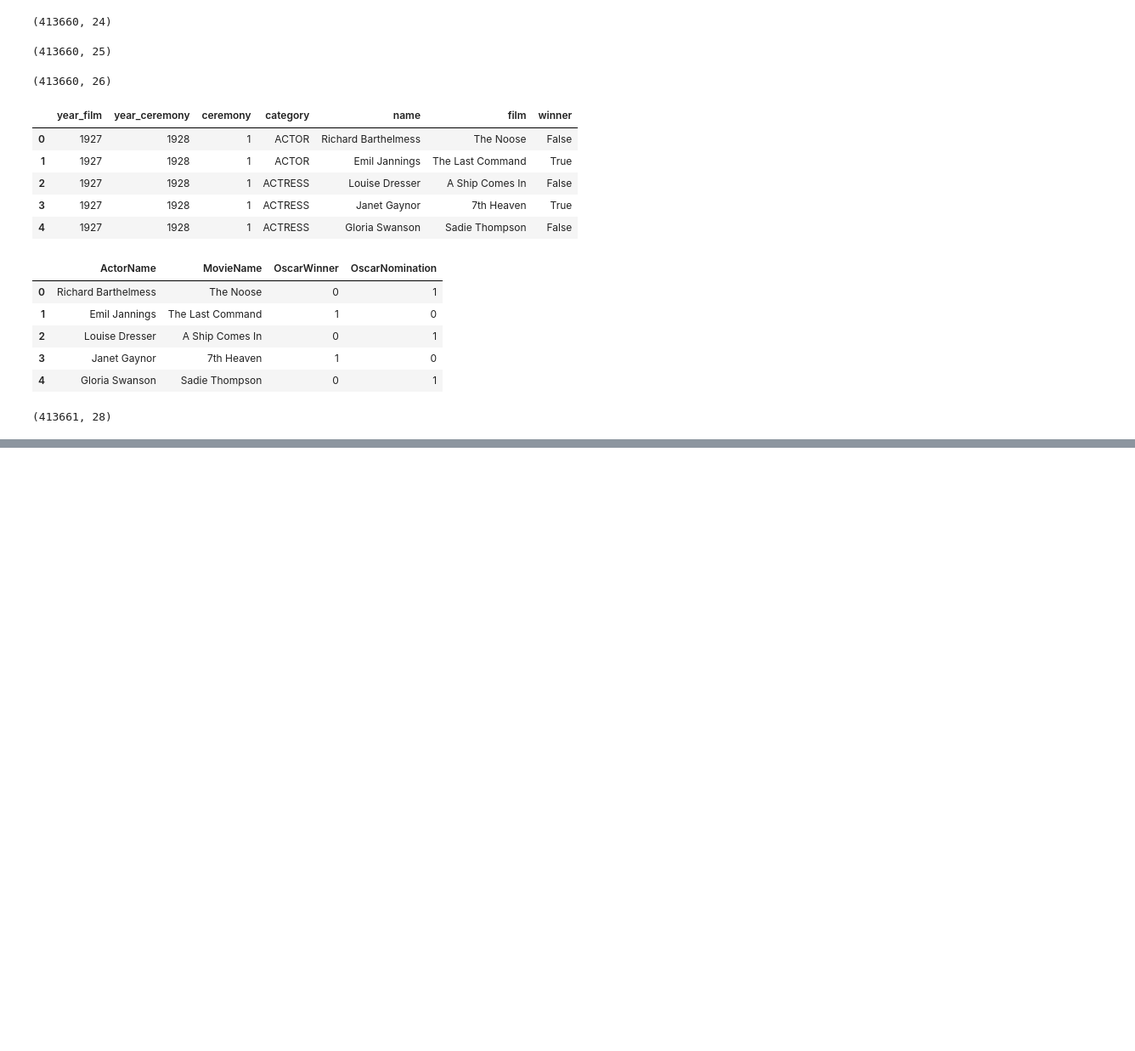
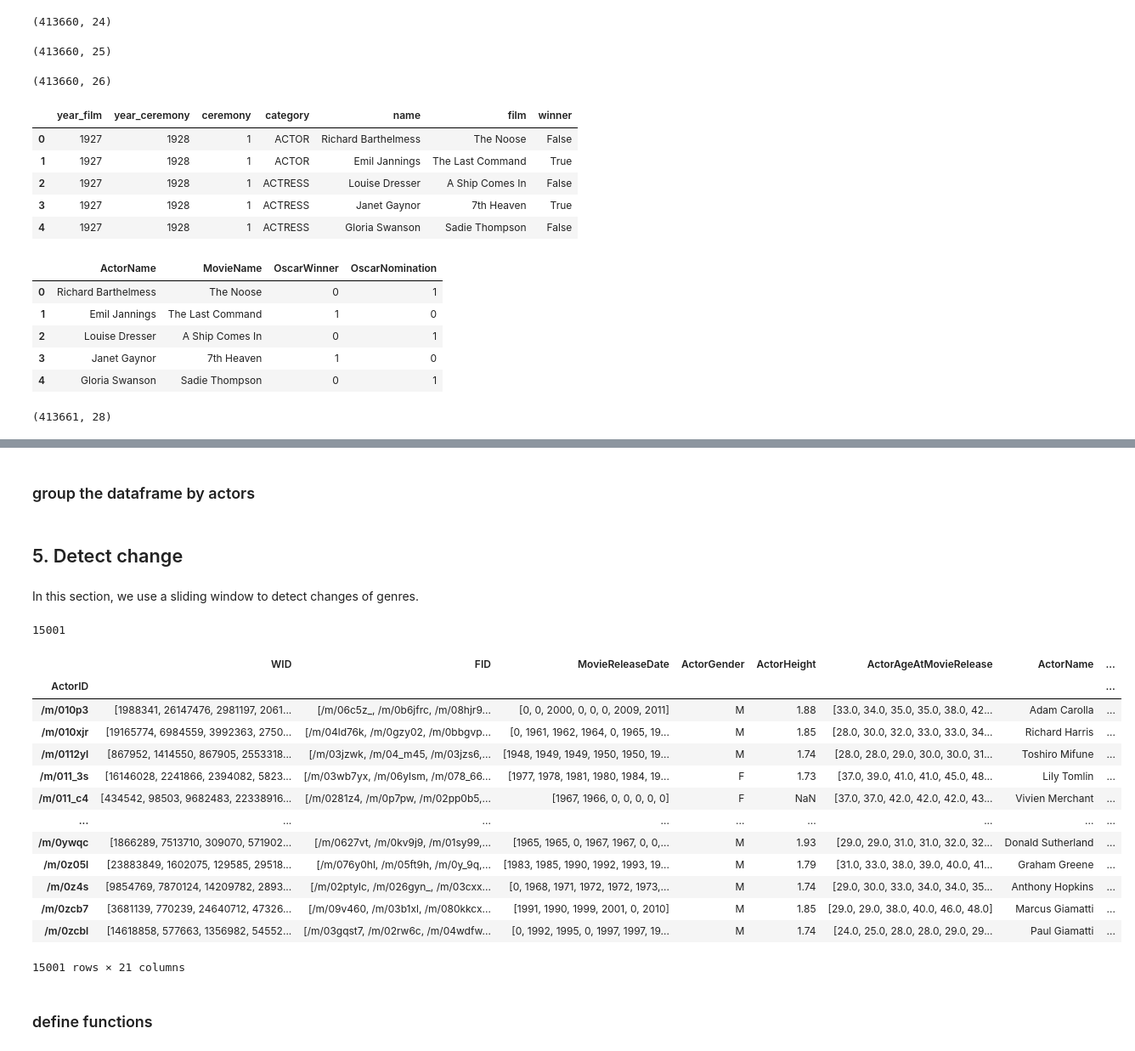
Before and after one commit to epfl-ada/ada-2023-project-datateahouse, a Jupyter notebook: Data Prerocessing.ipynb, the cells around one changed output, grey strips where cells are left out. Shown at 85% size. Drawn from its saved outputs; the diff is of its cells as text; code cells hidden in the pictures; blank space fills up the shorter version.

```diff
--- a/Data Prerocessing.ipynb
+++ b/Data Prerocessing.ipynb
@@ -944,0 +1060,2 @@ merged_awards_Oscar.to_pickle("./characters_movies.pkl")
+# %% [markdown]
+### group the dataframe by actors
@@ -944,0 +1089,29 @@ merged_awards_Oscar.to_pickle("./characters_movies.pkl")
+# %% [markdown]
+## 5. Detect change
+# %% [markdown]
+In this section, we use a sliding window to detect changes of genres.
+# %%
+# restore the grouped dataframe
+df_actor = pd.read_pickle("by_actor_new_1117.pkl")
+df_actor.shape[0]
+# %% [output]
+15001
+# %%
+df_actor
+# %% [output]
+|  | WID | FID | MovieReleaseDate | ActorGender | ActorHeight | ActorAgeAtMovieRelease | ActorName | ... |
+| ActorID |  |  |  |  |  |  |  | ... |
+| /m/010p3 | [1988341, 26147476, 2981197, 2061... | [/m/06c5z_, /m/0b6jfrc, /m/08hjr9... | [0, 0, 2000, 0, 0, 0, 2009, 2011] | M | 1.88 | [33.0, 34.0, 35.0, 35.0, 38.0, 42... | Adam Carolla | ... |
+| /m/010xjr | [19165774, 6984559, 3992363, 2750... | [/m/04ld76k, /m/0gzy02, /m/0bbgvp... | [0, 1961, 1962, 1964, 0, 1965, 19... | M | 1.85 | [28.0, 30.0, 32.0, 33.0, 33.0, 34... | Richard Harris | ... |
+| /m/0112yl | [867952, 1414550, 867905, 2553318... | [/m/03jzwk, /m/04_m45, /m/03jzs6,... | [1948, 1949, 1949, 1950, 1950, 19... | M | 1.74 | [28.0, 28.0, 29.0, 30.0, 30.0, 31... | Toshiro Mifune | ... |
+| /m/011_3s | [16146028, 2241866, 2394082, 5823... | [/m/03wb7yx, /m/06ylsm, /m/078_66... | [1977, 1978, 1981, 1980, 1984, 19... | F | 1.73 | [37.0, 39.0, 41.0, 41.0, 45.0, 48... | Lily Tomlin | ... |
+| /m/011_c4 | [434542, 98503, 9682483, 22338916... | [/m/0281z4, /m/0p7pw, /m/02pp0b5,... | [1967, 1966, 0, 0, 0, 0, 0] | F | NaN | [37.0, 37.0, 42.0, 42.0, 42.0, 43... | Vivien Merchant | ... |
+| ... | ... | ... | ... | ... | ... | ... | ... | ... |
+| /m/0ywqc | [1866289, 7513710, 309070, 571902... | [/m/0627vt, /m/0kv9j9, /m/01sy99,... | [1965, 1965, 0, 1967, 1967, 0, 0,... | M | 1.93 | [29.0, 29.0, 31.0, 31.0, 32.0, 32... | Donald Sutherland | ... |
+| /m/0z05l | [23883849, 1602075, 129585, 29518... | [/m/076y0hl, /m/05ft9h, /m/0y_9q,... | [1983, 1985, 1990, 1992, 1993, 19... | M | 1.79 | [31.0, 33.0, 38.0, 39.0, 40.0, 41... | Graham Greene | ... |
+| /m/0z4s | [9854769, 7870124, 14209782, 2893... | [/m/02ptylc, /m/026gyn_, /m/03cxx... | [0, 1968, 1971, 1972, 1972, 1973,... | M | 1.74 | [29.0, 30.0, 33.0, 34.0, 34.0, 35... | Anthony Hopkins | ... |
+| /m/0zcb7 | [3681139, 770239, 24640712, 47326... | [/m/09v460, /m/03b1xl, /m/080kkcx... | [1991, 1990, 1999, 2001, 0, 2010] | M | 1.85 | [29.0, 29.0, 38.0, 40.0, 46.0, 48.0] | Marcus Giamatti | ... |
+| /m/0zcbl | [14618858, 577663, 1356982, 54552... | [/m/03gqst7, /m/02rw6c, /m/04wdfw... | [0, 1992, 1995, 0, 1997, 1997, 19... | M | 1.74 | [24.0, 25.0, 28.0, 28.0, 29.0, 29... | Paul Giamatti | ... |
+15001 rows × 21 columns
+# %% [markdown]
+### define functions
```
Also changed, not shown: parts of 24 cells of this notebook, 2 other files.
